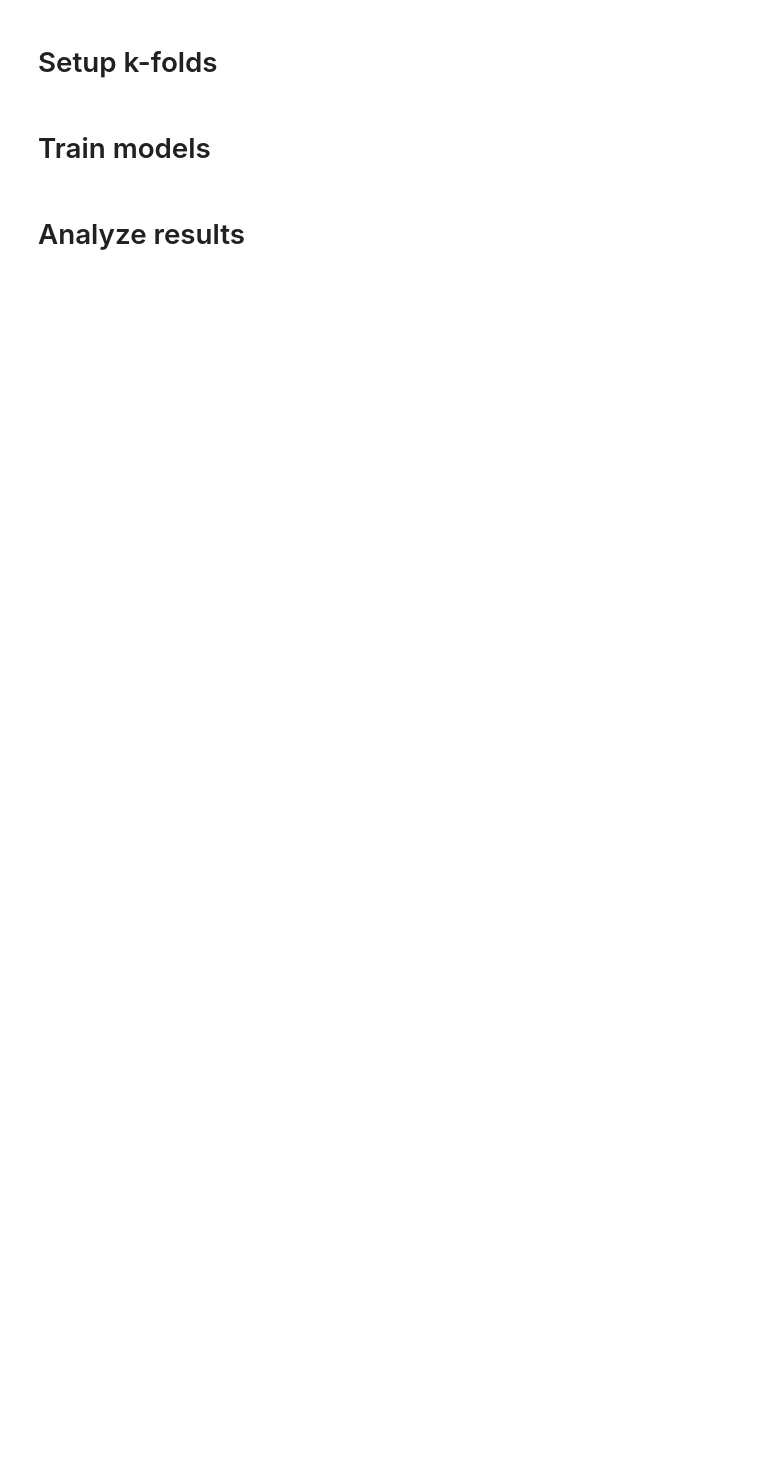
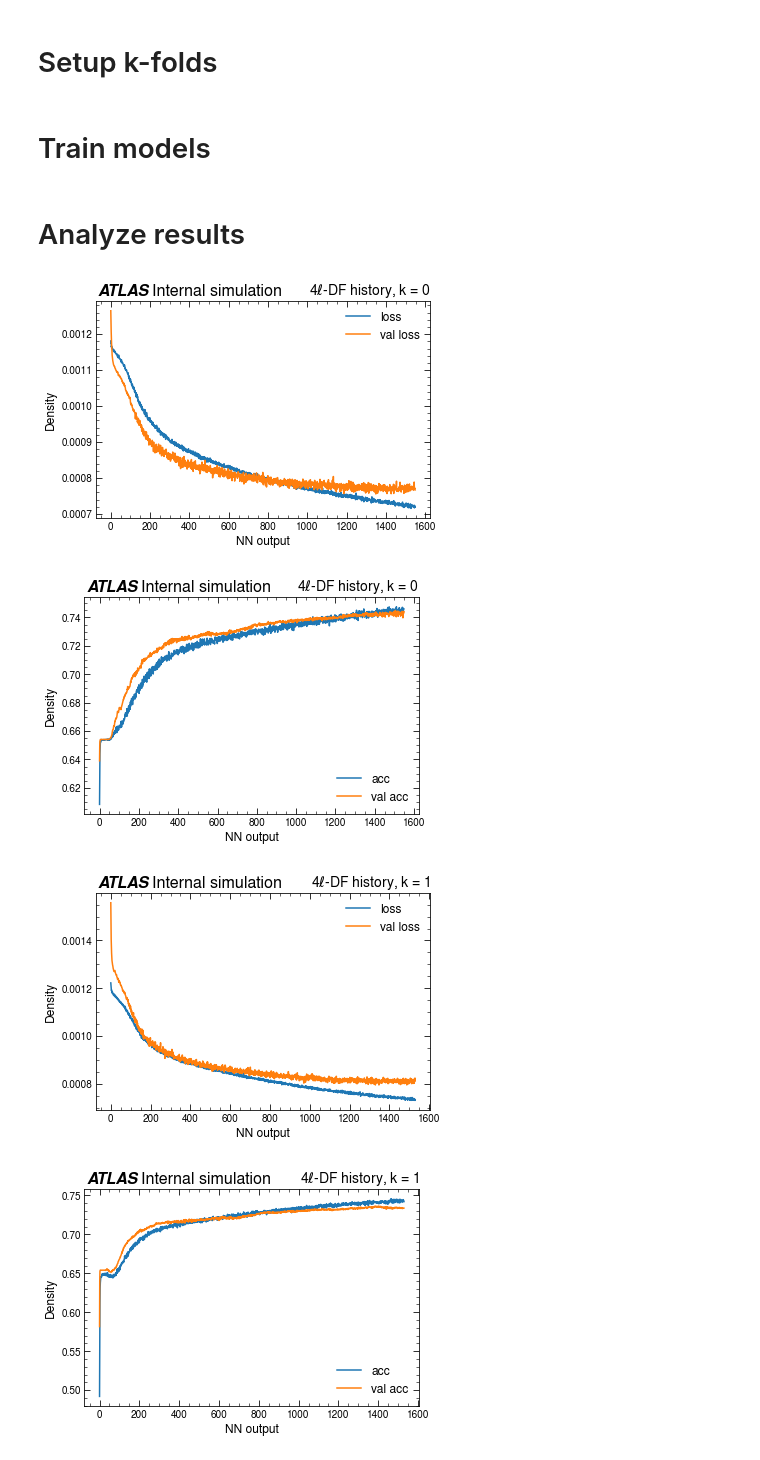
Before and after one commit to Moelf/WVZAnalysis.jl, a Jupyter notebook: kees_code/k_folding_tests/SR_DF_k_folding.ipynb, the cells around one changed output. Saved outputs shown, nothing was run; the diff lists cells and outputs as text; code cells hidden in the pictures; blank space fills up the shorter version.

```diff
--- a/kees_code/k_folding_tests/SR_DF_k_folding.ipynb
+++ b/kees_code/k_folding_tests/SR_DF_k_folding.ipynb
@@ -41,6 +58,42 @@ bg['is_signal'] = False
+# %%
+bg_others = pd.read_feather(('/home/grabanal/WVZ/gabriel_ML_data/'
+                             + '20220301_ELReLMIs54_MUReLMIs31_btag77_others.arrow'))
+bg_others['source'] = 'Other'
+
+bg_ttZ = pd.read_feather(('/home/grabanal/WVZ/gabriel_ML_data/'
+                          + '20220301_ELReLMIs54_MUReLMIs31_btag77_ttZ.arrow'))
+bg_ttZ['source'] = 'ttZ'
+
+bg_tWZ = pd.read_feather(('/home/grabanal/WVZ/gabriel_ML_data/'
+                          + '20220301_ELReLMIs54_MUReLMIs31_btag77_tWZ.arrow'))
+bg_tWZ['source'] = 'tWZ'
+
+bg_tZ = pd.read_feather(('/home/grabanal/WVZ/gabriel_ML_data/'
+                         + '20220301_ELReLMIs54_MUReLMIs31_btag77_tZ.arrow'))
+bg_tZ['source'] = 'tZ'
+
+bg_WZ = pd.read_feather(('/home/grabanal/WVZ/gabriel_ML_data/'
+                         + '20220301_ELReLMIs54_MUReLMIs31_btag77_WZ.arrow'))
+bg_WZ['source'] = 'WZ'
+
+bg_Zgamma = pd.read_feather(('/home/grabanal/WVZ/gabriel_ML_data/'
+                             + '20220301_ELReLMIs54_MUReLMIs31_btag77_Zgamma.arrow'))
+bg_Zgamma['source'] = 'Z + gamma'
+
+bg_Zjets = pd.read_feather(('/home/grabanal/WVZ/gabriel_ML_data/'
+                            + '20220301_ELReLMIs54_MUReLMIs31_btag77_Zjets.arrow'))
+bg_Zjets['source'] = 'Z + jets'
+
+bg_ZZ = pd.read_feather(('/home/grabanal/WVZ/gabriel_ML_data/'
+                         + '20220301_ELReLMIs54_MUReLMIs31_btag77_ZZ.arrow'))
+bg_ZZ['source'] = 'ZZ'
+# %%
+bg = pd.concat([bg_others, bg_ttZ, bg_tWZ, bg_tZ, bg_WZ, bg_Zgamma, bg_Zjets, bg_ZZ])
+bg['is_signal'] = False
 # %%
 train_feats = sorted([f for f in sig.columns if f not in ['index', 'wgt', 'is_signal',
                                                           'v_j_btag77', 'v_j_btag60',
-                                                          'v_j_btag85', 'v_j_btagCont', 'v_j_btag70']])
+                                                          'v_j_btag85', 'v_j_btagCont', 'v_j_btag70',
+                                                          'source']])
 print('Using the following training features:')
 print(sorted(train_feats))
@@ -61,7 +117,8 @@ sig = sig[sig.SR == 1]
 # %% [markdown]
 # Setup k-folds
 # %%
-combined_data = pd.concat([sig[train_feats + ['wgt', 'is_signal']], bg[train_feats + ['wgt', 'is_signal']]],
+combined_data = pd.concat([sig[train_feats + ['wgt', 'is_signal', 'source']],
+                           bg[train_feats + ['wgt', 'is_signal', 'source']]],
                           ignore_index=True)
 combined_labels = np.concatenate([np.ones(len(sig)), np.zeros(len(bg))])
 # %%
@@ -162,32 +219,37 @@ for k in range(K_FOLDS):
     with open(model_dir + model_name + '_history.pkl', 'rb') as f:
         history = pickle.load(f)
 
     # Loss
     plt.plot(history['loss'], label='loss')
     plt.plot(history['val_loss'], label='val loss')
 
     plt.legend(fontsize=12)
     plt.xlabel('NN output', fontsize=12)
     plt.ylabel('Density', fontsize=12)
 
     atlasify('Internal simulation', outside=True)
 
     plt.title('4$\ell$-DF history, k = ' + str(k), fontsize=14, loc='right')
 
-    save_fig(plot_dir, model_name + '_loss')
+    plot_util.save_fig(plot_dir, model_name + '_loss')
     plt.show()
 
     # Accuracy
     plt.plot(history['accuracy'], label='acc')
     plt.plot(history['val_accuracy'], label='val acc')
 
     plt.legend(fontsize=12)
     plt.xlabel('NN output', fontsize=12)
     plt.ylabel('Density', fontsize=12)
 
     atlasify('Internal simulation', outside=True)
 
     plt.title('4$\ell$-DF history, k = ' + str(k), fontsize=14, loc='right')
 
-    save_fig(plot_dir, model_name + '_acc')
+    plot_util.save_fig(plot_dir, model_name + '_acc')
     plt.show()
+# %% [output]
+[figure, added]
+[figure, added]
+[figure, added]
+[figure, added]
```
Also changed, not shown: parts of 6 cells of this notebook, 20 other files.
